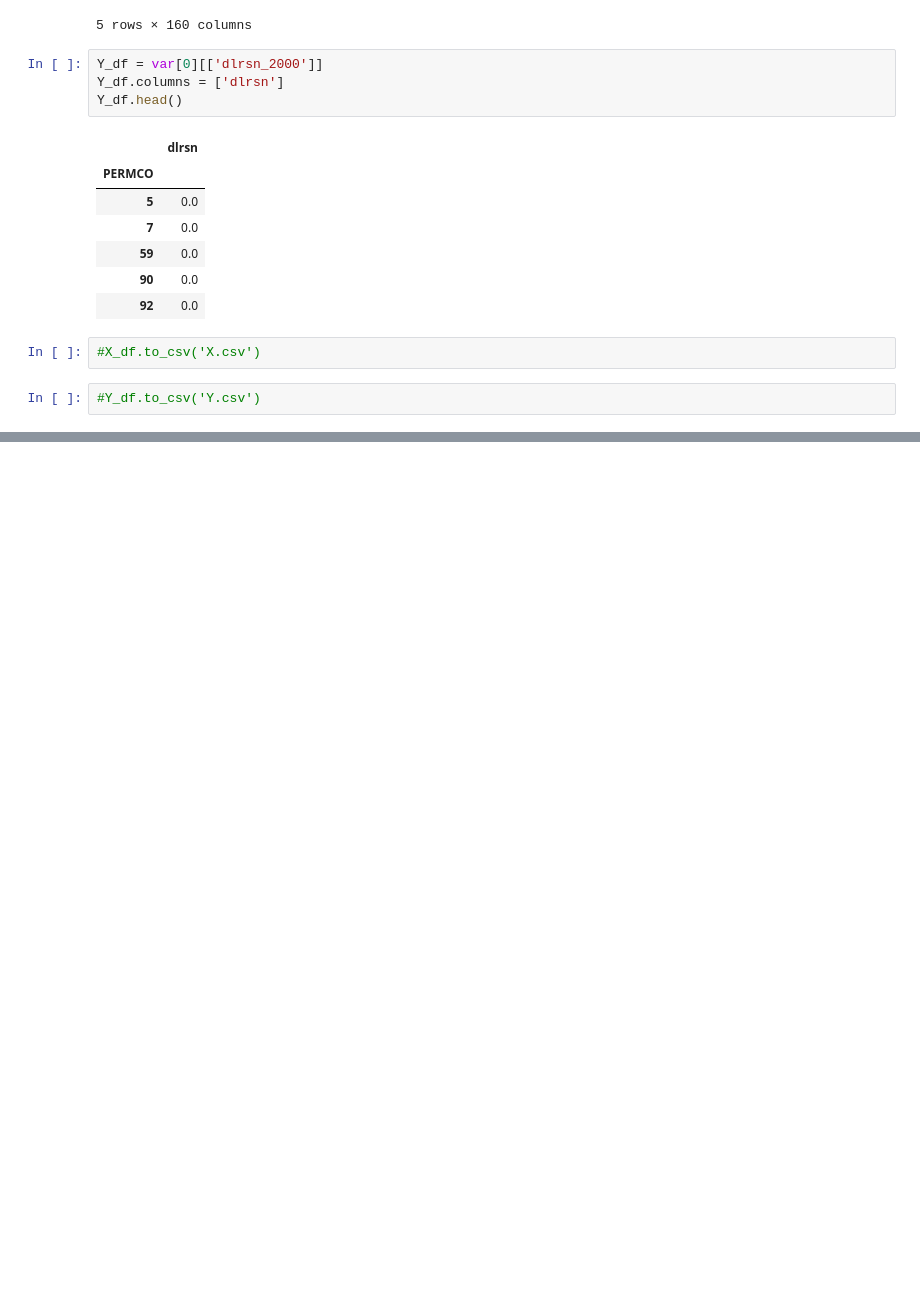
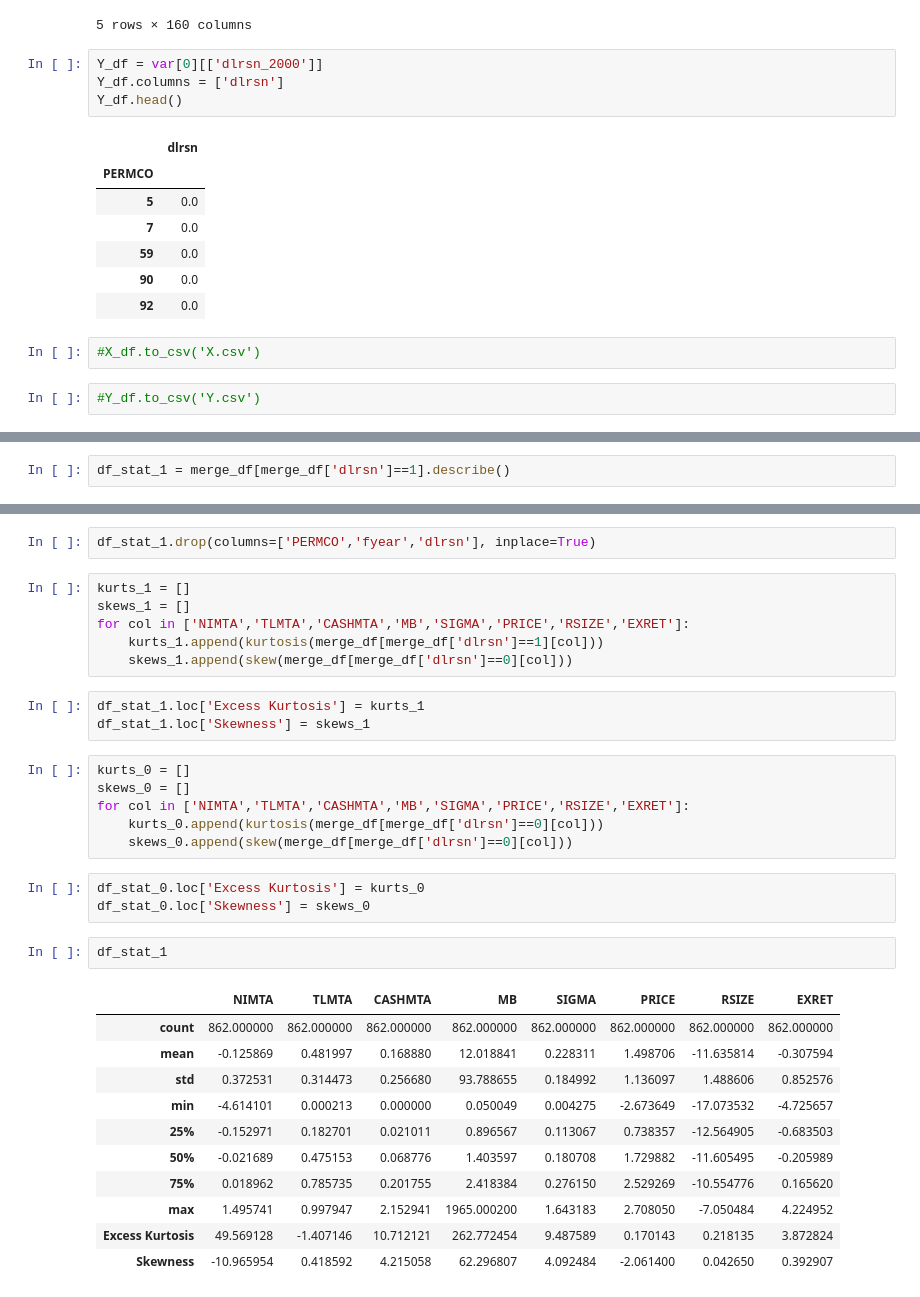
Before and after one commit to evamferreira/Thesis_Rep, a Jupyter notebook: Data/data_treat.ipynb, the cells around one changed output, grey strips where cells are left out. Drawn from its saved outputs; the diff is of its cells as text; blank space fills up the shorter version.

Commit message:
Added Summary Stats
Added Summary Stats based on dlrsn (bankrupt or non-bankrupt)

```diff
--- a/Data/data_treat.ipynb
+++ b/Data/data_treat.ipynb
@@ -791,0 +796,2 @@ Y_df.head()
+# %%
+df_stat_1 = merge_df[merge_df['dlrsn']==1].describe()
@@ -791,0 +802,34 @@ Y_df.head()
+# %%
+df_stat_1.drop(columns=['PERMCO','fyear','dlrsn'], inplace=True)
+# %%
+kurts_1 = []
+skews_1 = []
+for col in ['NIMTA','TLMTA','CASHMTA','MB','SIGMA','PRICE','RSIZE','EXRET']:
+    kurts_1.append(kurtosis(merge_df[merge_df['dlrsn']==1][col]))
+    skews_1.append(skew(merge_df[merge_df['dlrsn']==0][col]))
+# %%
+df_stat_1.loc['Excess Kurtosis'] = kurts_1
+df_stat_1.loc['Skewness'] = skews_1
+# %%
+kurts_0 = []
+skews_0 = []
+for col in ['NIMTA','TLMTA','CASHMTA','MB','SIGMA','PRICE','RSIZE','EXRET']:
+    kurts_0.append(kurtosis(merge_df[merge_df['dlrsn']==0][col]))
+    skews_0.append(skew(merge_df[merge_df['dlrsn']==0][col]))
+# %%
+df_stat_0.loc['Excess Kurtosis'] = kurts_0
+df_stat_0.loc['Skewness'] = skews_0
+# %%
+df_stat_1
+# %% [output]
+|  | NIMTA | TLMTA | CASHMTA | MB | SIGMA | PRICE | RSIZE | EXRET |
+| count | 862.000000 | 862.000000 | 862.000000 | 862.000000 | 862.000000 | 862.000000 | 862.000000 | 862.000000 |
+| mean | -0.125869 | 0.481997 | 0.168880 | 12.018841 | 0.228311 | 1.498706 | -11.635814 | -0.307594 |
+| std | 0.372531 | 0.314473 | 0.256680 | 93.788655 | 0.184992 | 1.136097 | 1.488606 | 0.852576 |
+| min | -4.614101 | 0.000213 | 0.000000 | 0.050049 | 0.004275 | -2.673649 | -17.073532 | -4.725657 |
+| 25% | -0.152971 | 0.182701 | 0.021011 | 0.896567 | 0.113067 | 0.738357 | -12.564905 | -0.683503 |
+| 50% | -0.021689 | 0.475153 | 0.068776 | 1.403597 | 0.180708 | 1.729882 | -11.605495 | -0.205989 |
+| 75% | 0.018962 | 0.785735 | 0.201755 | 2.418384 | 0.276150 | 2.529269 | -10.554776 | 0.165620 |
+| max | 1.495741 | 0.997947 | 2.152941 | 1965.000200 | 1.643183 | 2.708050 | -7.050484 | 4.224952 |
+| Excess Kurtosis | 49.569128 | -1.407146 | 10.712121 | 262.772454 | 9.487589 | 0.170143 | 0.218135 | 3.872824 |
+| Skewness | -10.965954 | 0.418592 | 4.215058 | 62.296807 | 4.092484 | -2.061400 | 0.042650 | 0.392907 |
```
Also changed, not shown: parts of 4 cells of this notebook.
